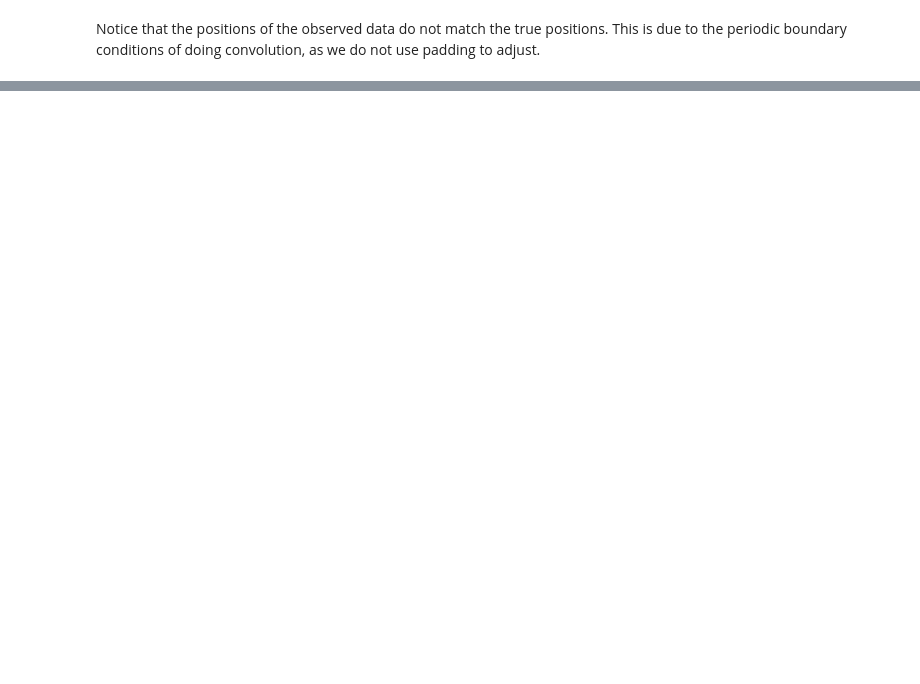
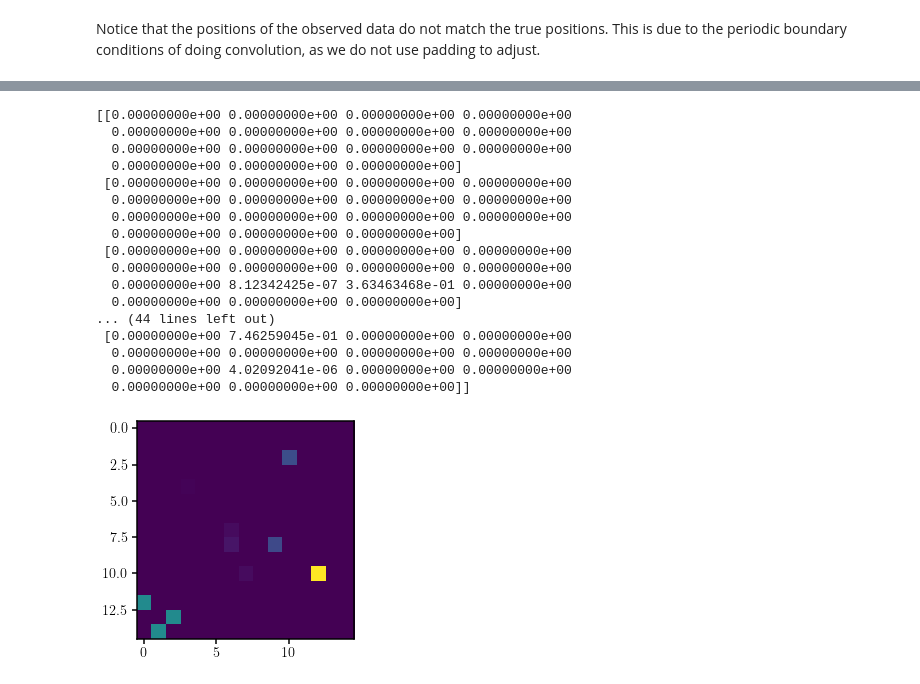
Before and after one commit to changhoonhahn/LocaHBay, a Jupyter notebook: sb/2d/logparam_noprior.ipynb, the cells around one changed output, grey strips where cells are left out. Cells and saved outputs as stored; diff of their text form; code cells hidden in the pictures; blank space fills up the shorter version.

```diff
--- a/sb/2d/logparam_noprior.ipynb
+++ b/sb/2d/logparam_noprior.ipynb
@@ -196,0 +274,23 @@ Autograd ArrayBox with value [[3. 3. 3. 3. 3. 3. 3. 3. 3. 3. 3. 3. 3. 3. 3.]
+# %%
+w_final[w_final == np.inf] = 0;
+print(w_final);
+plt.imshow(w_final);
+# %% [output]
+[[0.00000000e+00 0.00000000e+00 0.00000000e+00 0.00000000e+00
+  0.00000000e+00 0.00000000e+00 0.00000000e+00 0.00000000e+00
+  0.00000000e+00 0.00000000e+00 0.00000000e+00 0.00000000e+00
+  0.00000000e+00 0.00000000e+00 0.00000000e+00]
+ [0.00000000e+00 0.00000000e+00 0.00000000e+00 0.00000000e+00
+  0.00000000e+00 0.00000000e+00 0.00000000e+00 0.00000000e+00
+  0.00000000e+00 0.00000000e+00 0.00000000e+00 0.00000000e+00
+  0.00000000e+00 0.00000000e+00 0.00000000e+00]
+ [0.00000000e+00 0.00000000e+00 0.00000000e+00 0.00000000e+00
+  0.00000000e+00 0.00000000e+00 0.00000000e+00 0.00000000e+00
+  0.00000000e+00 8.12342425e-07 3.63463468e-01 0.00000000e+00
+  0.00000000e+00 0.00000000e+00 0.00000000e+00]
+... (44 lines left out)
+ [0.00000000e+00 7.46259045e-01 0.00000000e+00 0.00000000e+00
+  0.00000000e+00 0.00000000e+00 0.00000000e+00 0.00000000e+00
+  0.00000000e+00 4.02092041e-06 0.00000000e+00 0.00000000e+00
+  0.00000000e+00 0.00000000e+00 0.00000000e+00]]
+[figure, added]
```
Also changed, not shown: parts of 8 cells of this notebook, 3 other files.
